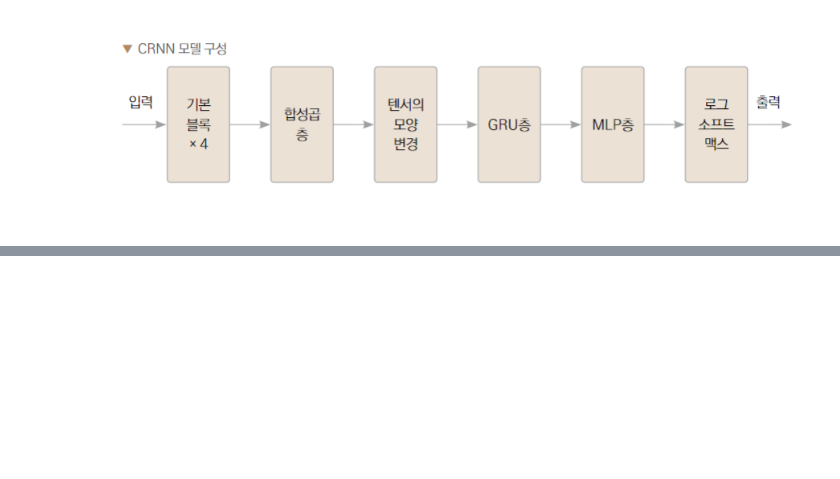
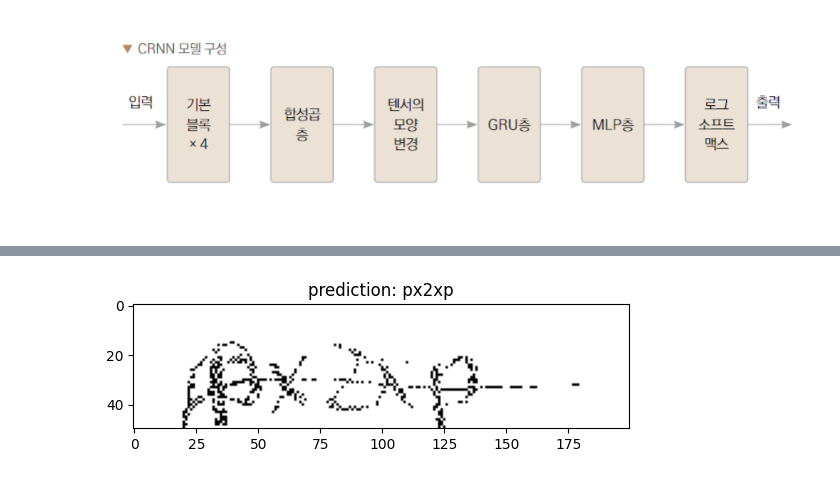
Before and after one commit to leekyuyoung20221226/python, a Jupyter notebook: 파이토치/캡차_텍스트_인식.ipynb, the cells around one changed output, grey strips where cells are left out. Saved outputs shown, nothing was run; the diff lists cells and outputs as text; code cells hidden in the pictures; blank space fills up the shorter version.

```diff
--- a/파이토치/캡차_텍스트_인식.ipynb
+++ b/파이토치/캡차_텍스트_인식.ipynb
@@ -472,0 +268,19 @@ e667x
+# %%
+#  평가
+model.load_state_dict(torch.load('CRNN.pth', map_location=device))
+with torch.no_grad():
+  testset = Captcha(pth = '/content/drive/MyDrive/Colab Notebooks/captcha/data/samples/samples',train=False)
+  test_img, label =  testset[0]
+  input_tensor = torch.unsqueeze(torch.tensor(test_img),dim = 0)
+  input_tensor = input_tensor.permute(0,3,1,2).to(device)
+  # 가장높은 확률 추출
+  pred = torch.argmax(model(input_tensor),  dim = -1)
+  pred_word = ''
+  for letter in pred:
+    if letter.item() !=0 and letter.item() != prev_letter:
+      pred_word += list(testset.BOW.keys())[letter.item()]
+    prev_letter = letter.item()
+  plt.imshow(test_img)
+  plt.title("prediction: "+pred_word)
+  plt.show()
+# %% [output]
@@ -472,0 +288 @@ e667x
+[figure, added]
```
Also changed, not shown: parts of 3 cells of this notebook.
